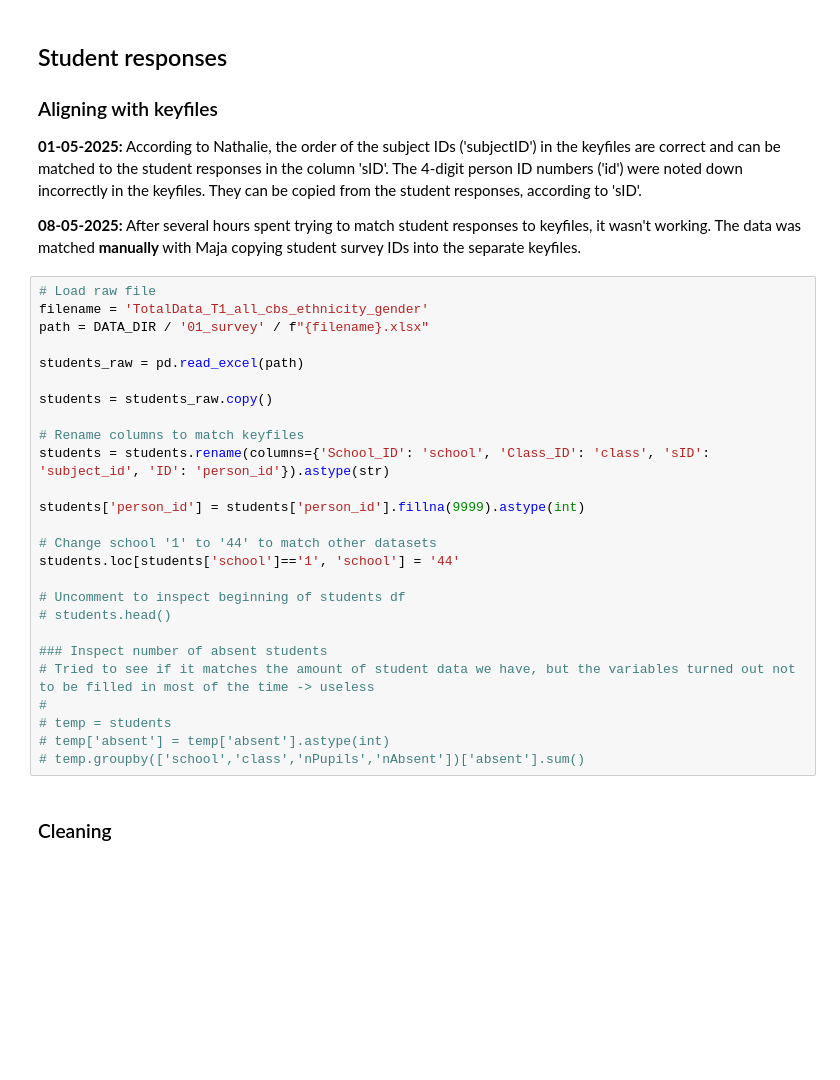
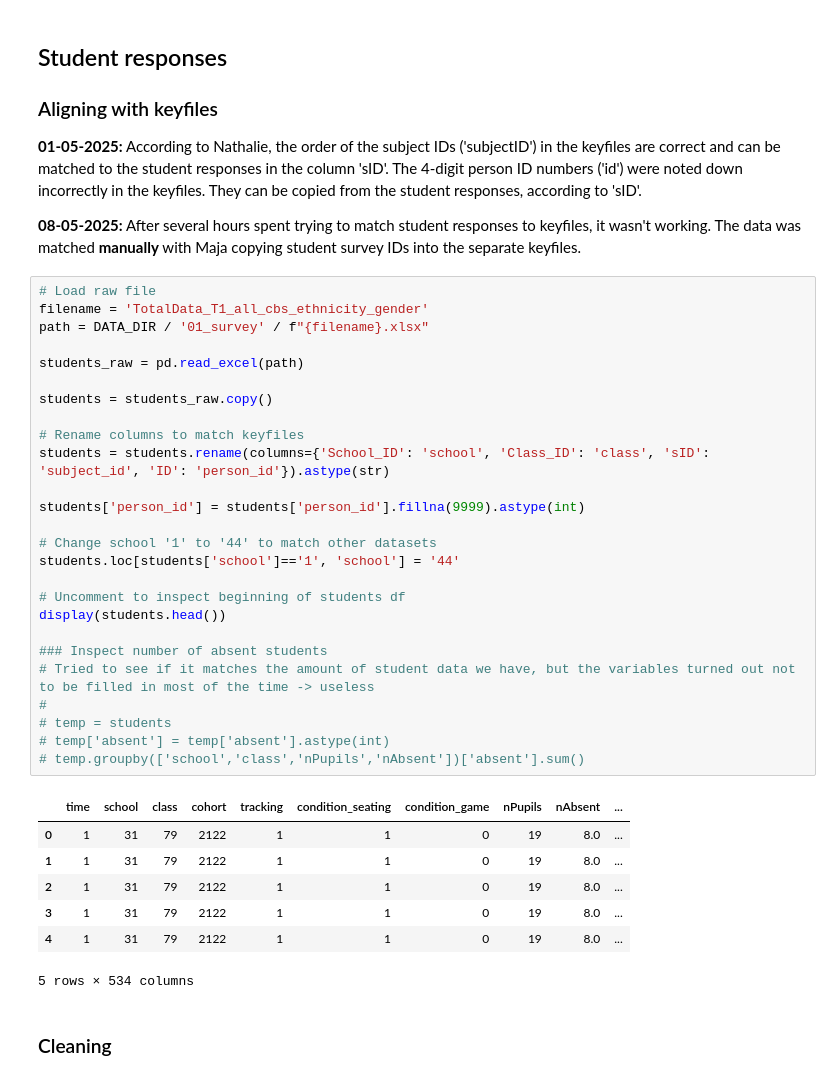
Before and after one commit to majaazdaja/dsp, a Jupyter notebook: notebooks/cleaning.ipynb, the cells around one changed output. Drawn from its saved outputs; the diff is of its cells as text; blank space fills up the shorter version.

```diff
--- a/notebooks/cleaning.ipynb
+++ b/notebooks/cleaning.ipynb
@@ -932,29 +934,37 @@ IDs = IDs.drop_duplicates()
 # %%
 # Load raw file
 filename = 'TotalData_T1_all_cbs_ethnicity_gender'
 path = DATA_DIR / '01_survey' / f"{filename}.xlsx"
 
 students_raw = pd.read_excel(path)
 
 students = students_raw.copy()
 
 # Rename columns to match keyfiles
 students = students.rename(columns={'School_ID': 'school', 'Class_ID': 'class', 'sID': 'subject_id', 'ID': 'person_id'}).astype(str)
 
 students['person_id'] = students['person_id'].fillna(9999).astype(int)
 
 # Change school '1' to '44' to match other datasets
 students.loc[students['school']=='1', 'school'] = '44'
 
 # Uncomment to inspect beginning of students df
-# students.head()
+display(students.head())
 
 ### Inspect number of absent students
 # Tried to see if it matches the amount of student data we have, but the variables turned out not to be filled in most of the time -> useless
 #
 # temp = students
 # temp['absent'] = temp['absent'].astype(int)
 # temp.groupby(['school','class','nPupils','nAbsent'])['absent'].sum()
+# %% [output]
+|  | time | school | class | cohort | tracking | condition_seating | condition_game | nPupils | nAbsent | ... |
+| 0 | 1 | 31 | 79 | 2122 | 1 | 1 | 0 | 19 | 8.0 | ... |
+| 1 | 1 | 31 | 79 | 2122 | 1 | 1 | 0 | 19 | 8.0 | ... |
+| 2 | 1 | 31 | 79 | 2122 | 1 | 1 | 0 | 19 | 8.0 | ... |
+| 3 | 1 | 31 | 79 | 2122 | 1 | 1 | 0 | 19 | 8.0 | ... |
+| 4 | 1 | 31 | 79 | 2122 | 1 | 1 | 0 | 19 | 8.0 | ... |
+5 rows × 534 columns
 # %% [markdown]
 ### Cleaning
 # %%
```
Also changed, not shown: parts of 42 cells of this notebook, 7 other files.
